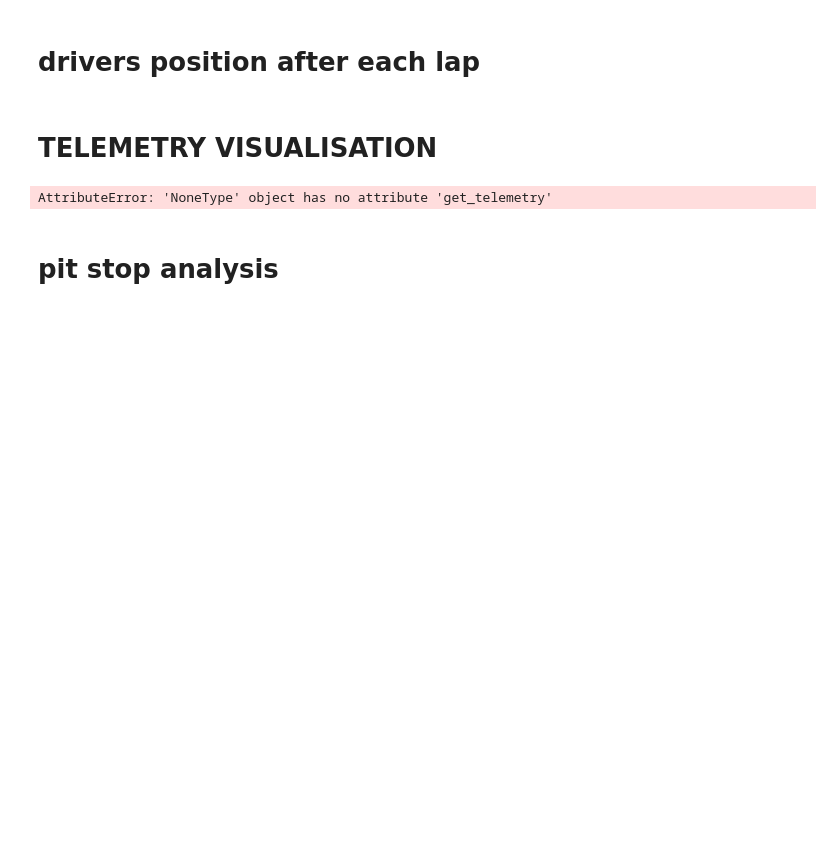
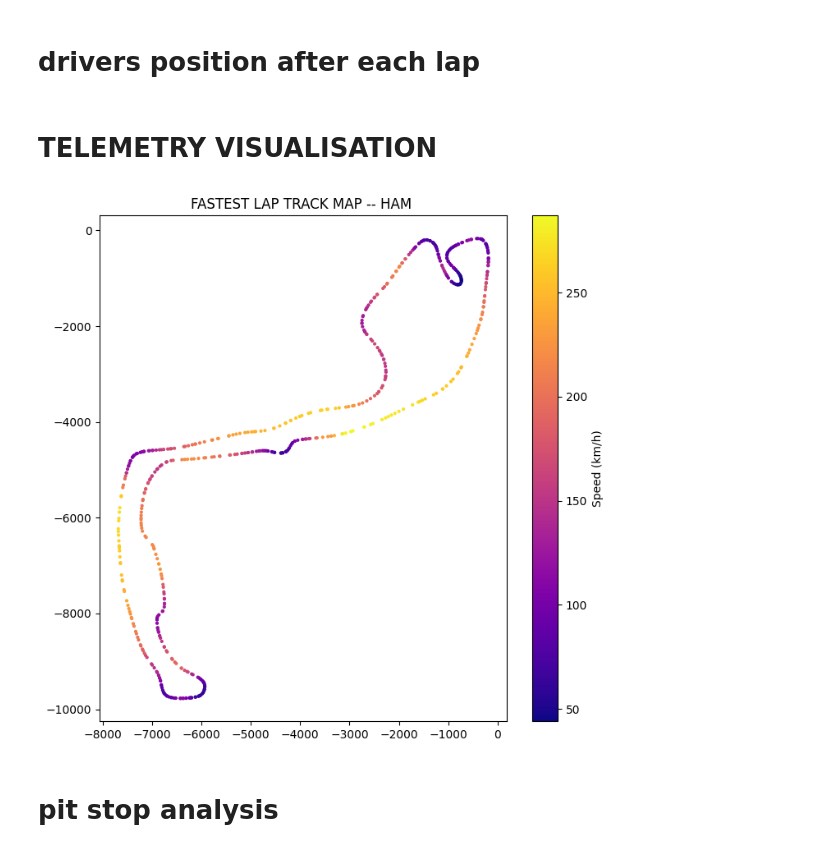
Before and after one commit to Azmi-khan/F1_data_visualisation, a Jupyter notebook: pythonProject/app.ipynb, the cells around one changed output. Drawn from its saved outputs; the diff is of its cells as text; code cells hidden in the pictures; blank space fills up the shorter version.

```diff
--- a/pythonProject/app.ipynb
+++ b/pythonProject/app.ipynb
@@ -103,17 +108,20 @@ fig.show()
 # %% [markdown]
 # TELEMETRY VISUALISATION
 # %%
-fvt_driver = input(f"Enter driver name: , {"VER", "ALO", "HAM", "OCO", "RUS", "LEC"} ")
+fvt_driver = ("HAM")
 
 fast_lap = laps.pick_drivers(fvt_driver).pick_fastest()
 tel = fast_lap.get_telemetry()
 fig, ax = plt.subplots(figsize = (8,8))
 ax.set_title(f"FASTEST LAP TRACK MAP -- {fast_lap.Driver} ")
 sc = ax.scatter(tel["X"], tel["Y"], c = tel["Speed"],   cmap = "plasma", s = 4)
 plt.colorbar(sc, label = "Speed (km/h)")
+os.makedirs("images", exist_ok=True)
+image_path = f"images/{fvt_driver}_fastest_lap_track_map.png"
+plt.savefig(image_path, dpi=300, bbox_inches="tight")
 plt.show()
 # %% [output]
-AttributeError: 'NoneType' object has no attribute 'get_telemetry'
+[figure, added]
 # %% [markdown]
 # pit stop analysis
 # %%
```
Also changed, not shown: parts of 3 cells of this notebook, 8 other files.
